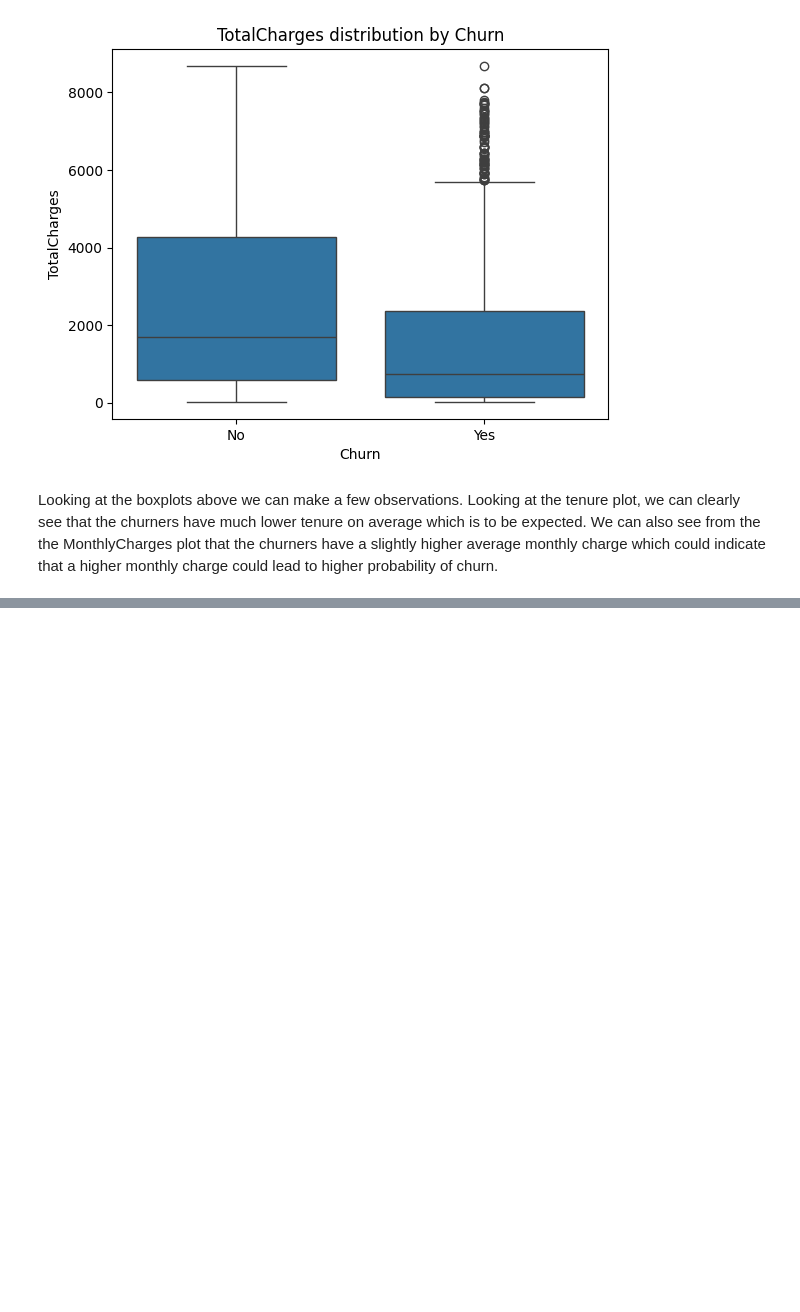
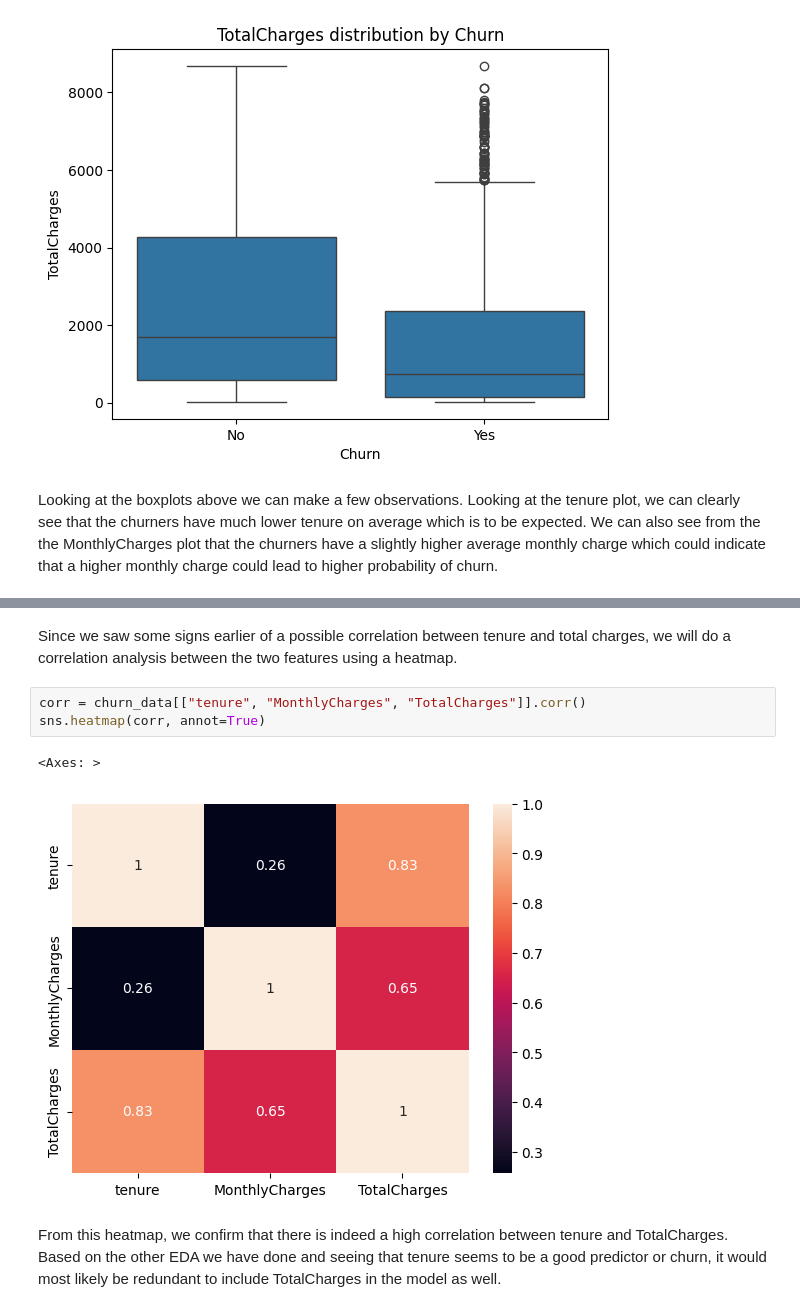
Before and after one commit to JaydannG/churn-prediction-system, a Jupyter notebook: notebooks/01_eda.ipynb, the cells around one changed output, grey strips where cells are left out. Cells and saved outputs as stored; diff of their text form; blank space fills up the shorter version.

```diff
--- a/notebooks/01_eda.ipynb
+++ b/notebooks/01_eda.ipynb
@@ -205,0 +217,10 @@ for col in ['tenure', 'MonthlyCharges']:
+# %% [markdown]
+Since we saw some signs earlier of a possible correlation between tenure and total charges, we will do a correlation analysis between the two features using a heatmap.
+# %%
+corr = churn_data[["tenure", "MonthlyCharges", "TotalCharges"]].corr()
+sns.heatmap(corr, annot=True)
+# %% [output]
+<Axes: >
+[figure, added]
+# %% [markdown]
+From this heatmap, we confirm that there is indeed a high correlation between tenure and TotalCharges. Based on the other EDA we have done and seeing that tenure seems to be a good predictor or churn, it would most likely be redundant to include TotalCharges in the model as well.
```
Also changed, not shown: parts of 6 cells of this notebook.
